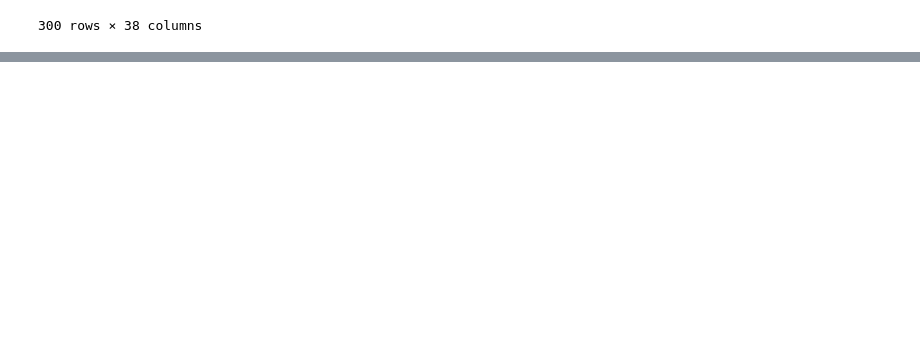
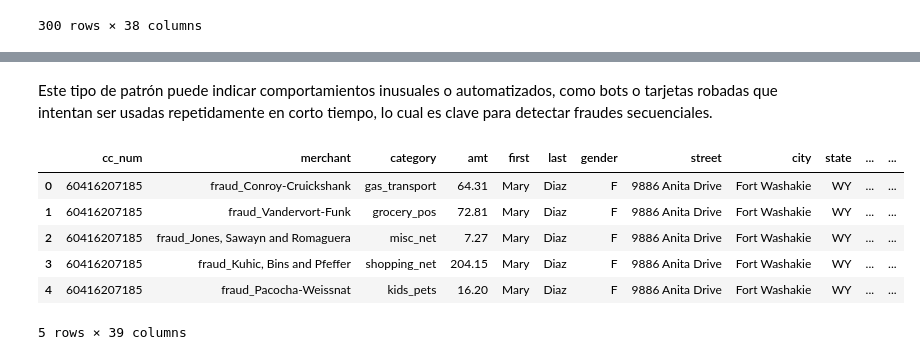
Before and after one commit to bsicay/SDS_Proyecto, a Jupyter notebook: exploracion.ipynb, the cells around one changed output, grey strips where cells are left out. Cells and saved outputs as stored; diff of their text form; code cells hidden in the pictures; blank space fills up the shorter version.

```diff
--- a/exploracion.ipynb
+++ b/exploracion.ipynb
@@ -610,0 +620,15 @@ df.to_csv("Caracteristicas.csv", index=False)
+# %%
+# Importar la librerias
+import numpy as np
+import pandas as pd
+import matplotlib.pyplot as plt
+import seaborn as sns
+
+df = pd.read_csv('Caracteristicas.csv')
+
+# Extraer los primeros 10 registros como lista de diccionarios
+sample_rows = df.head(10).to_dict(orient="records")
+
+# Imprimirlos
+import pprint
+pprint.pprint(sample_rows)
@@ -610,0 +653,39 @@ df.to_csv("Caracteristicas.csv", index=False)
+# %%
+import pandas as pd
+from tqdm import tqdm
+
+df['trans_date_trans_time'] = pd.to_datetime(df['trans_date_trans_time'])
+
+# Ordenar por tarjeta y tiempo
+df = df.sort_values(by=['cc_num', 'trans_date_trans_time']).reset_index(drop=True)
+
+# Inicializar la nueva columna
+df['past_hour_count'] = 0
+
+# Crear un diccionario para agrupar por tarjeta
+grouped = df.groupby('cc_num')
+
+# Recorremos cada tarjeta
+# Para cada transacción, calcula cuántas otras transacciones con esa misma tarjeta ocurrieron en la última hora antes de ella.
+for cc_num, group in tqdm(grouped, desc="Calculando transacciones previas por hora"):
+    timestamps = group['trans_date_trans_time'].values
+    indices = group.index
+
+    window_start = 0
+
+    for i in range(len(timestamps)):
+        while timestamps[i] - timestamps[window_start] > pd.Timedelta(hours=1):
+            window_start += 1
+        df.loc[indices[i], 'past_hour_count'] = i - window_start
+# %% [markdown]
+Este tipo de patrón puede indicar comportamientos inusuales o automatizados, como bots o tarjetas robadas que intentan ser usadas repetidamente en corto tiempo, lo cual es clave para detectar fraudes secuenciales.
+# %%
+df.head
+# %% [output]
+|  | cc_num | merchant | category | amt | first | last | gender | street | city | state | ... | ... |
+| 0 | 60416207185 | fraud_Conroy-Cruickshank | gas_transport | 64.31 | Mary | Diaz | F | 9886 Anita Drive | Fort Washakie | WY | ... | ... |
+| 1 | 60416207185 | fraud_Vandervort-Funk | grocery_pos | 72.81 | Mary | Diaz | F | 9886 Anita Drive | Fort Washakie | WY | ... | ... |
+| 2 | 60416207185 | fraud_Jones, Sawayn and Romaguera | misc_net | 7.27 | Mary | Diaz | F | 9886 Anita Drive | Fort Washakie | WY | ... | ... |
+| 3 | 60416207185 | fraud_Kuhic, Bins and Pfeffer | shopping_net | 204.15 | Mary | Diaz | F | 9886 Anita Drive | Fort Washakie | WY | ... | ... |
+| 4 | 60416207185 | fraud_Pacocha-Weissnat | kids_pets | 16.20 | Mary | Diaz | F | 9886 Anita Drive | Fort Washakie | WY | ... | ... |
+5 rows × 39 columns
```
Also changed, not shown: parts of 7 cells of this notebook.
